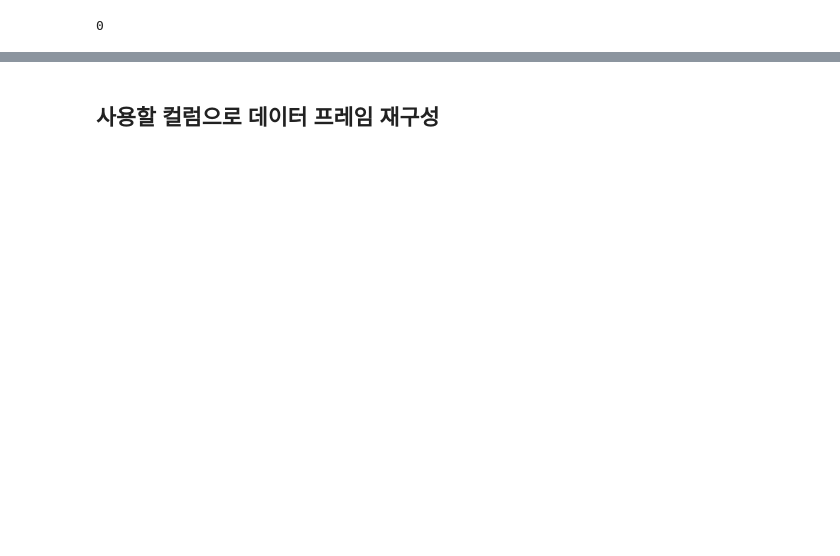
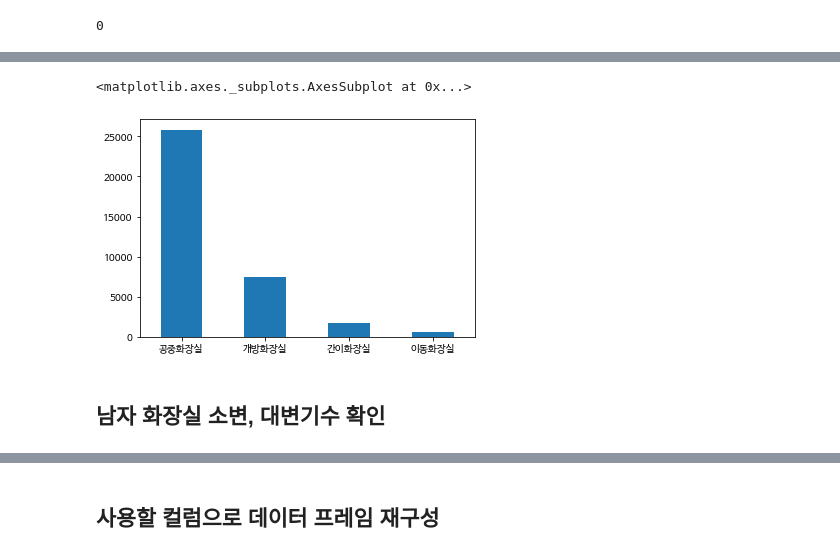
Before and after one commit to SonHyeok/toilet, a Jupyter notebook: 공중화장실.ipynb, the cells around one changed output, grey strips where cells are left out. Saved outputs shown, nothing was run; the diff lists cells and outputs as text; code cells hidden in the pictures; blank space fills up the shorter version.

```diff
--- a/공중화장실.ipynb
+++ b/공중화장실.ipynb
@@ -110,0 +201,7 @@ import googlemaps
+# %%
+df['구분'].value_counts().plot.bar( rot = 0)
+# %% [output]
+<matplotlib.axes._subplots.AxesSubplot at 0x...>
+[figure, added]
+# %% [markdown]
+## 남자 화장실 소변, 대변기수 확인
```
Also changed, not shown: parts of 36 cells of this notebook.
